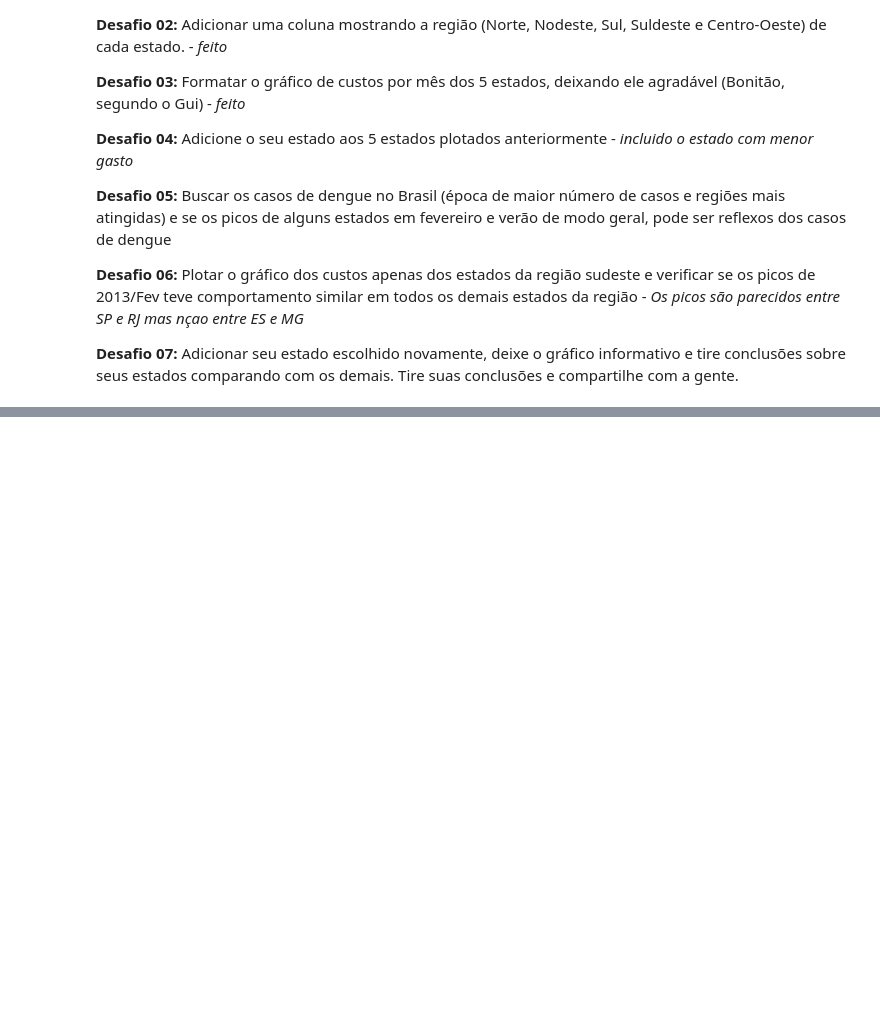
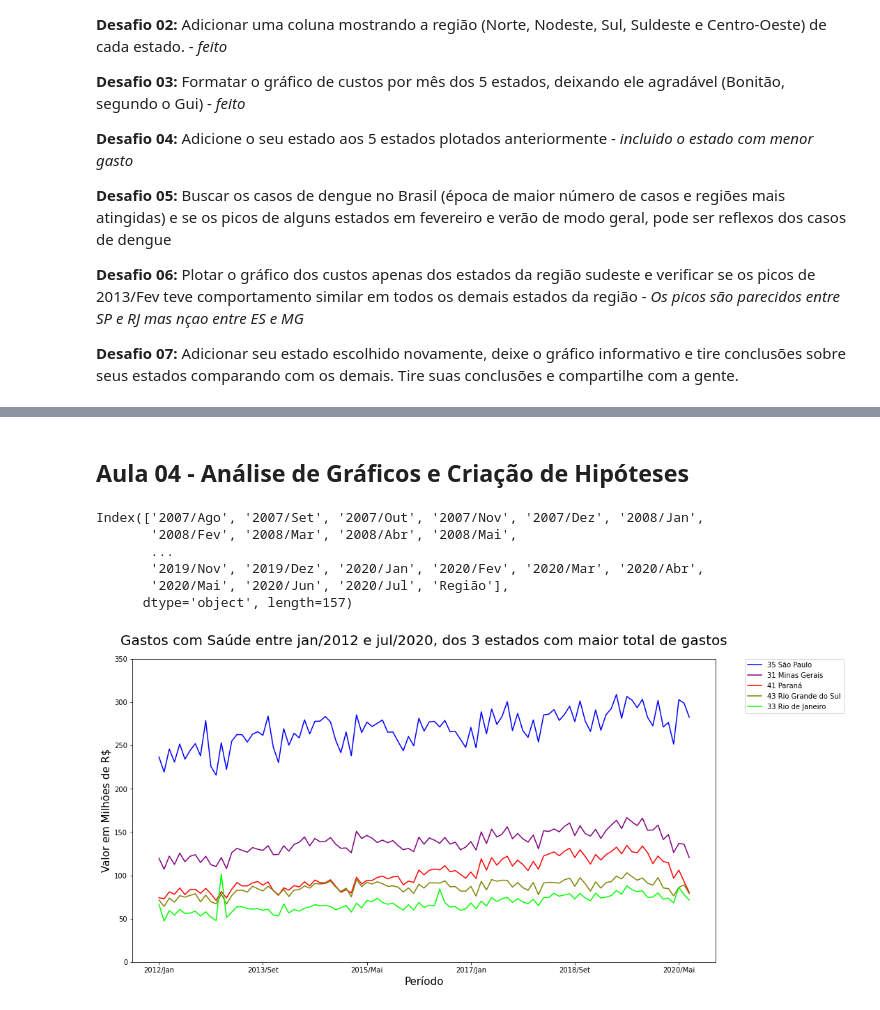
Before and after one commit to ClarisseAlvarenga/bootcamp_datascience_alura, a Jupyter notebook: SEMANA01/Bootcamp_DataScience_Alura_Semana_1.ipynb, the cells around one changed output, grey strips where cells are left out. Drawn from its saved outputs; the diff is of its cells as text; code cells hidden in the pictures; blank space fills up the shorter version.

```diff
--- a/SEMANA01/Bootcamp_DataScience_Alura_Semana_1.ipynb
+++ b/SEMANA01/Bootcamp_DataScience_Alura_Semana_1.ipynb
@@ -445,0 +521,27 @@ ax.set_ylabel('Valor em R$');
+# %% [markdown]
+## Aula 04 - Análise de Gráficos e Criação de Hipóteses
+# %%
+ordenado_por_total.columns
+# %% [output]
+Index(['2007/Ago', '2007/Set', '2007/Out', '2007/Nov', '2007/Dez', '2008/Jan',
+       '2008/Fev', '2008/Mar', '2008/Abr', '2008/Mai',
+       ...
+       '2019/Nov', '2019/Dez', '2020/Jan', '2020/Fev', '2020/Mar', '2020/Abr',
+       '2020/Mai', '2020/Jun', '2020/Jul', 'Região'],
+      dtype='object', length=157)
+# %%
+#dividindo os valores  por um milhão
+ordenado_por_total_por_milhao = ordenado_por_total[colunas] / 1000000
+# %%
+meses_filtrados = ordenado_por_total_por_milhao[ordenado_por_total_por_milhao.columns[47:150]]
+ax =meses_filtrados.head(5).T.plot(figsize=(15,8), cmap='brg')
+plt.title('Gastos com Saúde entre jan/2012 e jul/2020, dos 3 estados com maior total de gastos',
+          fontsize=20, pad=20);
+# Colocando a legenda à direita do plot.
+plt.legend(bbox_to_anchor=(1.05, 1), loc='upper left', borderaxespad=0.)
+ax.set_xlabel('Período', fontsize=15)
+ax.set_ylabel('Valor em Milhões de R$', fontsize=15);
+#determinando os limites do eixo Y
+plt.ylim(0,350);
+# %% [output]
+[figure, added]
```
Also changed, not shown: parts of 30 cells of this notebook, 3 other files.
